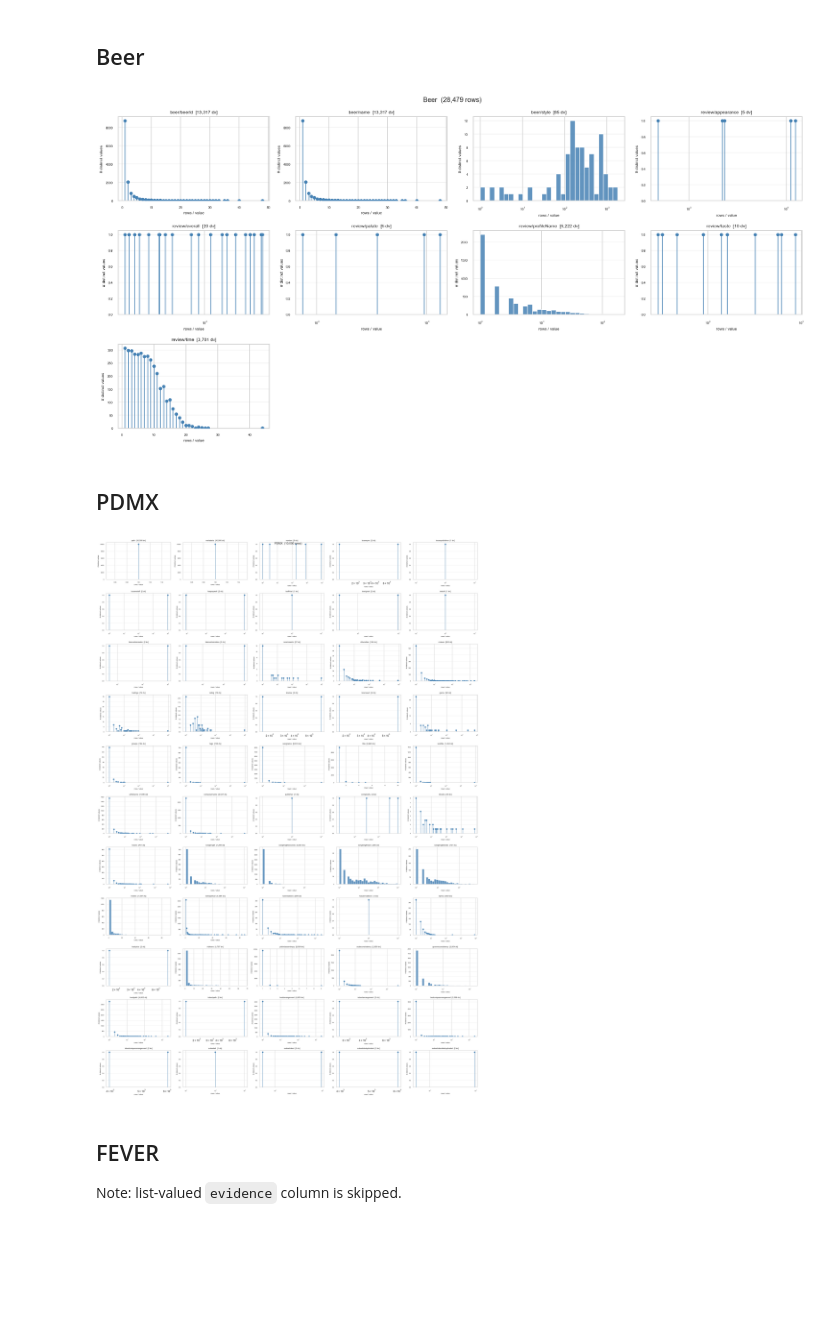
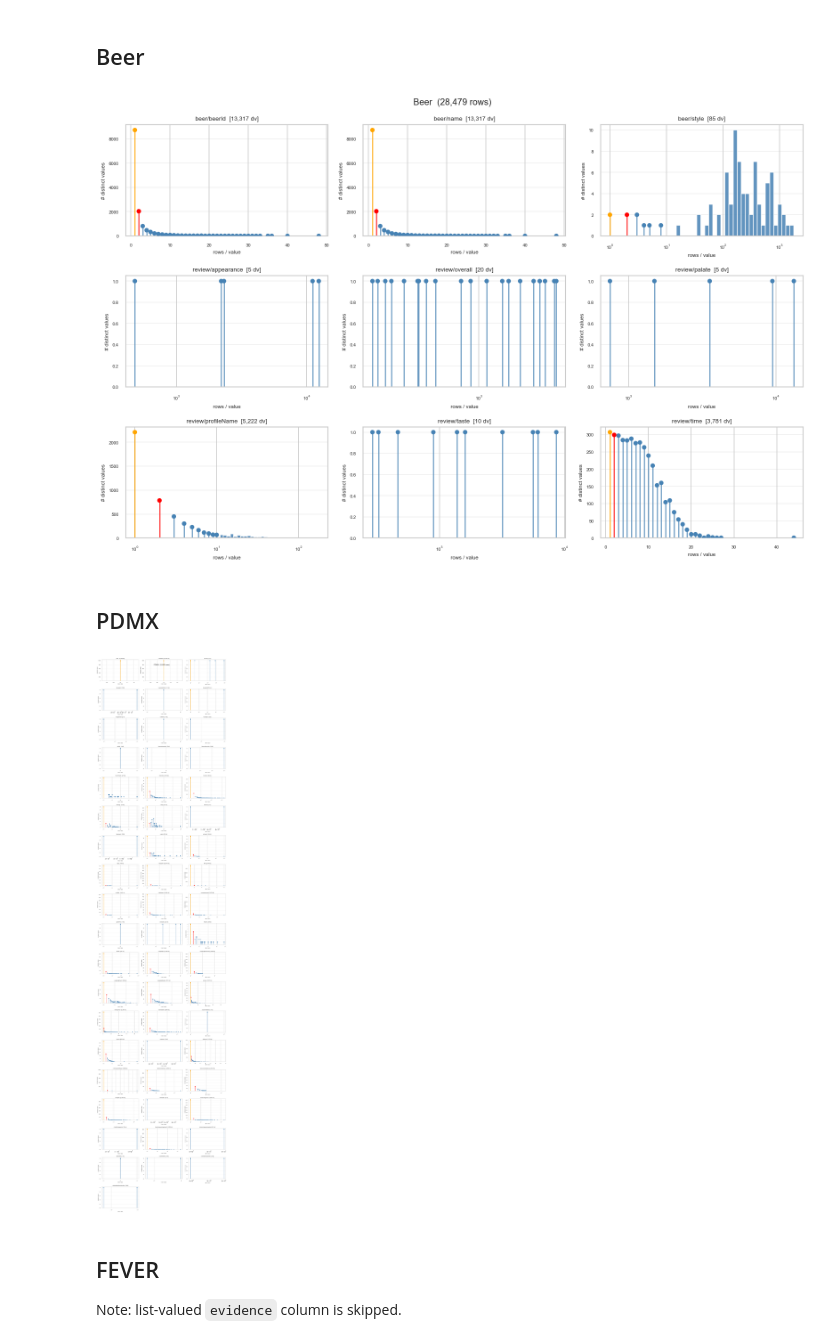
Before and after one commit to whitechno/llm-sql-phc-eval, a Jupyter notebook: nbs/eda-02-dv.ipynb, the cells around one changed output. Saved outputs shown, nothing was run; the diff lists cells and outputs as text; code cells hidden in the pictures; blank space fills up the shorter version.

```diff
--- a/nbs/eda-02-dv.ipynb
+++ b/nbs/eda-02-dv.ipynb
@@ -42,7 +42,7 @@ def _is_hashable_col(series, n_sample=200):
     return True
 
 
-def plot_dv_distributions(df, name, ncols=4, figsize_per_cell=(4.5, 3.0)):
+def plot_dv_distributions(df, name, ncols=3, figsize_per_cell=(4.5, 3.0)):
     """
     For each hashable column, plot the frequency-of-frequencies distribution:
       x = number of rows sharing a distinct value
@@ -63,6 +63,14 @@ def plot_dv_distributions(df, name, ncols=4, figsize_per_cell=(4.5, 3.0)):
     fig, axes = plt.subplots(nrows, ncols, figsize=(ncols * fw, nrows * fh), squeeze=False)
     axes = axes.flatten()
 
+    _point_color = {1: "orange", 2: "red"}
+
+    def _draw_lollipops(ax, fd_sub):
+        colors = [_point_color.get(x, "steelblue") for x in fd_sub.index]
+        for x, y, c in zip(fd_sub.index, fd_sub.values, colors):
+            ax.vlines(x, 0, y, lw=1.5, color=c, alpha=0.8)
+        ax.scatter(fd_sub.index, fd_sub.values, s=25, color=colors, zorder=3)
+
     for i, (col, vc) in enumerate(col_data):
         ax = axes[i]
         fd = vc.value_counts().sort_index()  # freq-of-freqs
@@ -71,16 +79,21 @@ def plot_dv_distributions(df, name, ncols=4, figsize_per_cell=(4.5, 3.0)):
 
         if len(fd) <= 50:
             # sparse enough for exact lollipop chart
-            ax.vlines(fd.index, 0, fd.values, lw=1.5, color="steelblue", alpha=0.8)
-            ax.scatter(fd.index, fd.values, s=25, color="steelblue", zorder=3)
+            _draw_lollipops(ax, fd)
             if use_logx:
                 ax.set_xscale("log")
         else:
-            # many distinct freq levels — bin into histogram
-            raw = vc.values
-            bins = (np.logspace(np.log10(raw.min()), np.log10(raw.max() + 1), 30)
-                    if use_logx else 30)
-            ax.hist(raw, bins=bins, color="steelblue", alpha=0.85)
+            # exact lollipops for x <= 10, histogram bins for x > 10
+            fd_exact = fd[fd.index <= 10]
+            if len(fd_exact):
+                _draw_lollipops(ax, fd_exact)
+
+            raw_high = vc.values[vc.values > 10]
+            if len(raw_high):
+                bins = (np.logspace(np.log10(raw_high.min()), np.log10(raw_high.max() + 1), 30)
+                        if use_logx else 30)
+                ax.hist(raw_high, bins=bins, color="steelblue", alpha=0.85)
+
             if use_logx:
                 ax.set_xscale("log")
 
@@ -188,13 +232,13 @@ plot_dv_distributions(products, "Products")
 # %%
 plot_dv_distributions(beer, "Beer")
 # %% [output]
-[figure, old version]
+[figure, new version]
 # %% [markdown]
 ## PDMX
 # %%
-plot_dv_distributions(pdmx, "PDMX", ncols=5)
+plot_dv_distributions(pdmx, "PDMX", ncols=3)
 # %% [output]
-[figure, old version]
+[figure, new version]
 # %% [markdown]
 ## FEVER
 
```
Also changed, not shown: parts of 6 cells of this notebook.
